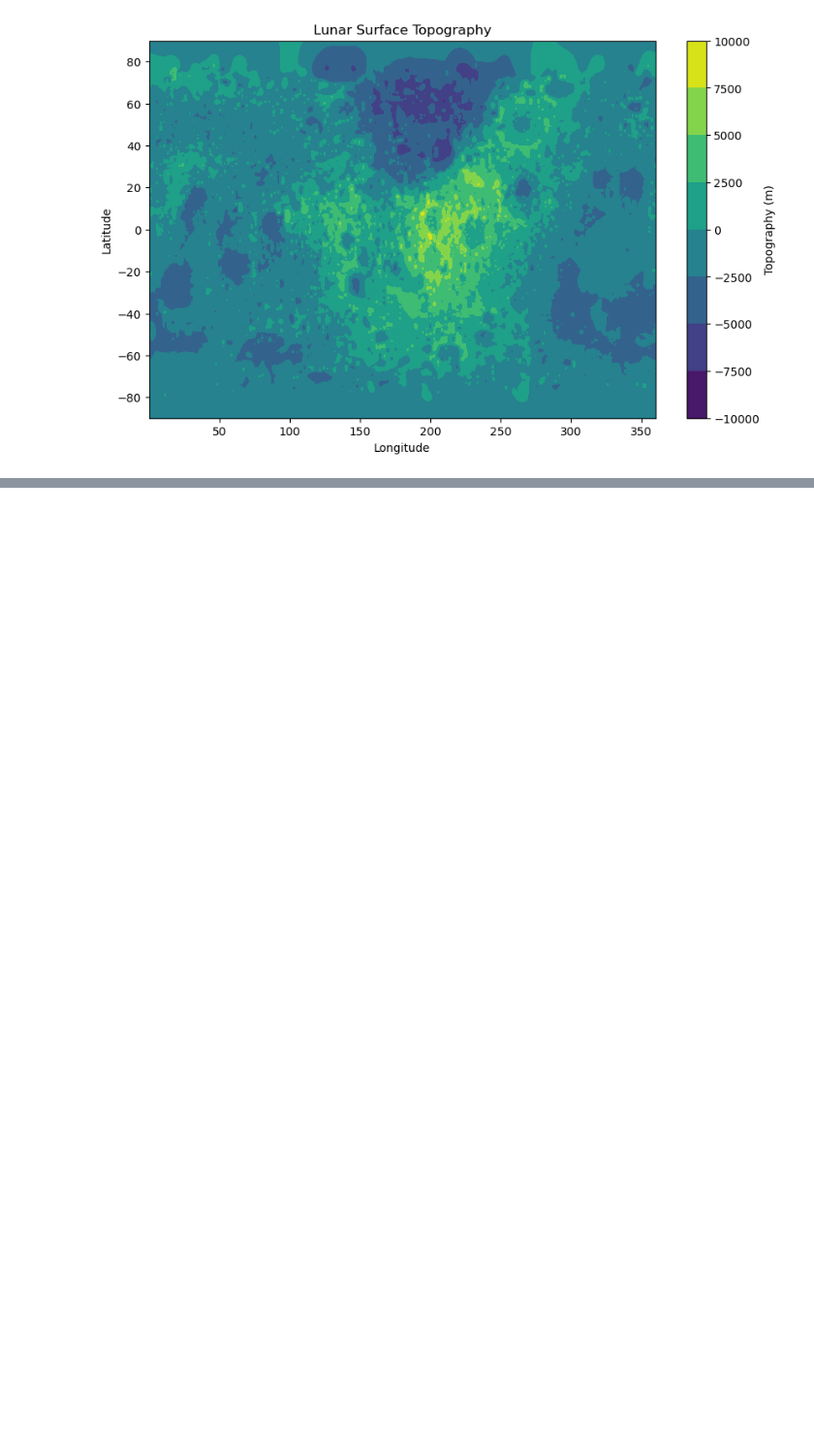
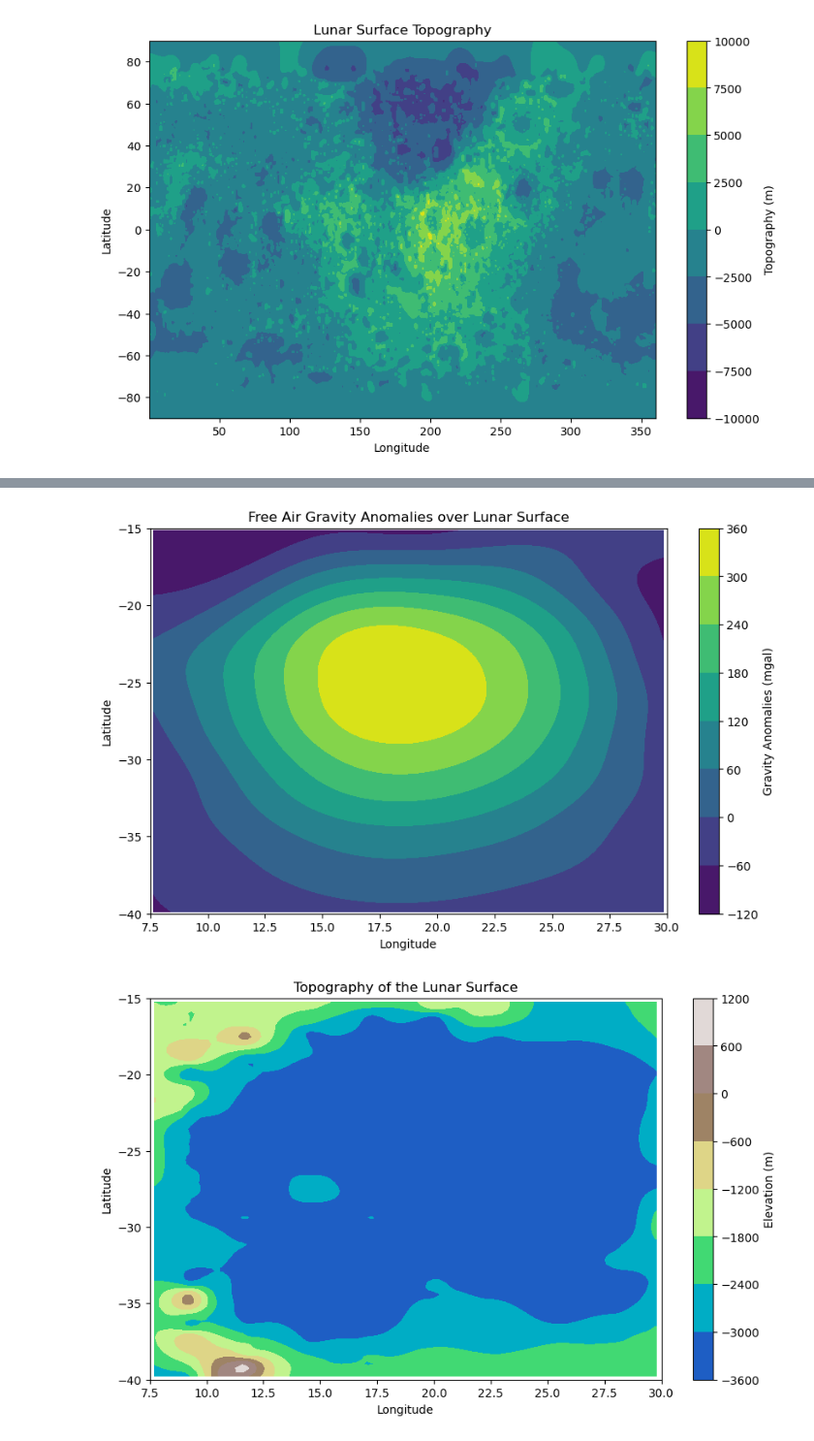
Before and after one commit to ElChuckster/cratering-gravity, a Jupyter notebook: Notebooks/Data_Import_and_Vis.ipynb, the cells around one changed output, grey strips where cells are left out. Shown at 97% size. Saved outputs shown, nothing was run; the diff lists cells and outputs as text; code cells hidden in the pictures; blank space fills up the shorter version.

```diff
--- a/Notebooks/Data_Import_and_Vis.ipynb
+++ b/Notebooks/Data_Import_and_Vis.ipynb
@@ -126,0 +81,33 @@ AttributeError: module 'pygmt' has no attribute 'make_grid'
+# %%
+# Flatten the grids and arrays
+grav_flat = grav_grid.flatten()
+grav_err_flat = grav_err_grid.flatten()
+topo_flat = topo_grid.flatten()
+lat_flat = lat_grid.flatten()
+lon_flat = lon_grid.flatten()
+
+# Create dataframes
+grav_data = pd.DataFrame({
+    "Free Air Anomalies": grav_flat,
+    "Free Air Anomaly Errors": grav_err_flat,
+    "latitude": lat_flat,
+    "longitude": lon_flat
+})
+
+topo_data = pd.DataFrame({
+    "latitude": lat_flat,
+    "longitude": lon_flat,
+    "elevation": topo_flat
+})
+
+from Scripts.crop_datasets import crop_dataset
+from Scripts.plot_grav_topo import plot_gravity_anomalies, plot_topography
+
+crop_grav, crop_topo = crop_dataset(grav_data, topo_data, min_lat = -40, max_lat = -15, min_lon = 7.5, max_lon = 30)
+
+plot_gravity_anomalies(crop_grav,min_lat = -40, max_lat = -15, min_lon = 7.5, max_lon = 30)
+
+plot_topography(crop_topo, min_lat = -40, max_lat = -15, min_lon = 7.5, max_lon = 30)
+# %% [output]
+[figure, added]
+[figure, added]
```
Also changed, not shown: parts of 13 cells of this notebook, 4 other files.
